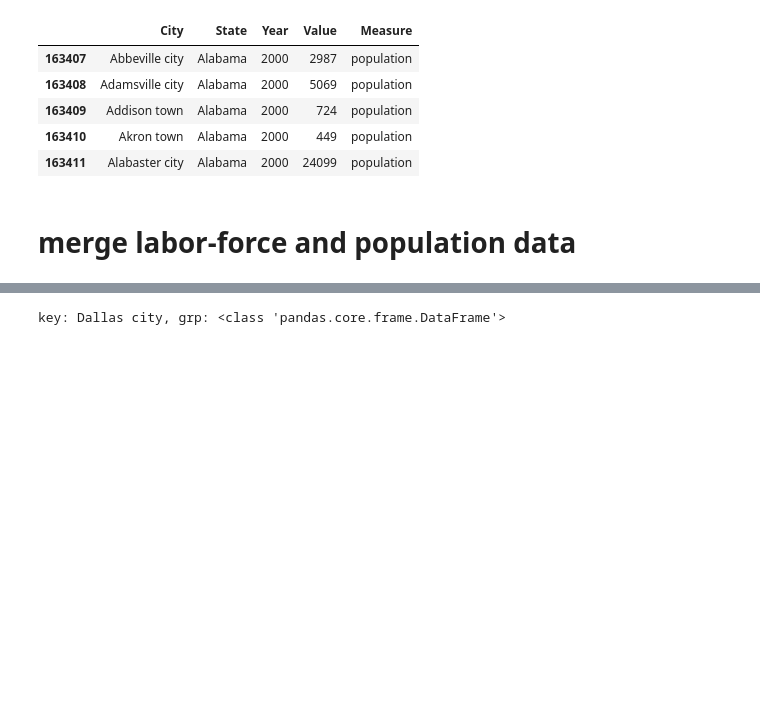
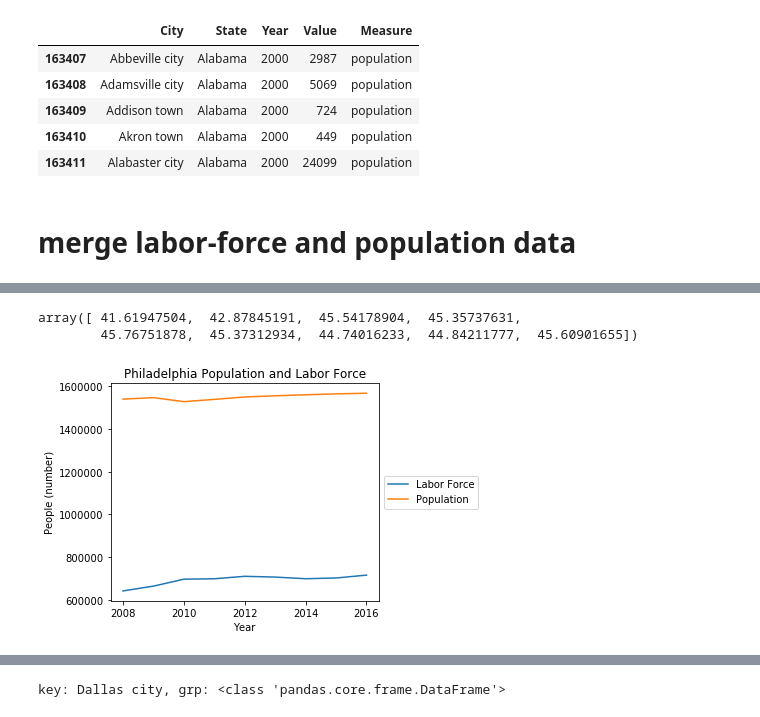
Before and after one commit to muftring/iu-datavis, a Jupyter notebook: project/analysis-labor-force-population.ipynb, the cells around one changed output, grey strips where cells are left out. Drawn from its saved outputs; the diff is of its cells as text; code cells hidden in the pictures; blank space fills up the shorter version.

```diff
--- a/project/analysis-labor-force-population.ipynb
+++ b/project/analysis-labor-force-population.ipynb
@@ -365,0 +398,18 @@ df[(df.City == "Boston city") & (df.State == "Massachusetts") & (df.Year >= "200
+# %%
+# city = "Boston"
+# state = "Massachusetts"
+
+city = "Philadelphia"
+state = "Pennsylvania"
+
+beginYear = "2008"
+endYear = "2016"
+# %%
+def getData(measure):
+    return df[(df.City == city) & (df.State == state) & (df.Year >= beginYear) & (df.Year <= endYear) & (df.Measure == measure)].sort_values(['Year'])
+# %%
+measure = "labor-force"
+lfd = getData(measure)
+# %%
+measure = "population"
+pop = getData(measure)
@@ -365,0 +474,30 @@ df[(df.City == "Boston city") & (df.State == "Massachusetts") & (df.Year >= "200
+# %%
+ratio
+# %% [output]
+array([ 41.61947504,  42.87845191,  45.54178904,  45.35737631,
+        45.76751878,  45.37312934,  44.74016233,  44.84211777,  45.60901655])
+# %%
+fig = plt.figure()
+ax = plt.subplot(111)
+
+y1 = lfd.Value.values.astype("int")
+y2 = pop.Value.values.astype("int")
+x = lfd.Year.values.astype("int")
+#plt.plot(x, y1, label="Labor Force", x, y2, label="Population")
+ax.plot(x, y1, label="Labor Force")
+ax.plot(x, y2, label="Population")
+plt.legend()
+
+# Shrink current axis by 20%
+box = ax.get_position()
+ax.set_position([box.x0, box.y0, box.width * 0.8, box.height])
+
+# Put a legend to the right of the current axis
+ax.legend(loc='center left', bbox_to_anchor=(1, 0.5))
+
+ax.set_title("{} Population and Labor Force".format(city))
+ax.set_ylabel("People (number)")
+ax.set_xlabel("Year")
+plt.show()
+# %% [output]
+[figure, added]
```
Also changed, not shown: parts of 68 cells of this notebook, 9 other files.
